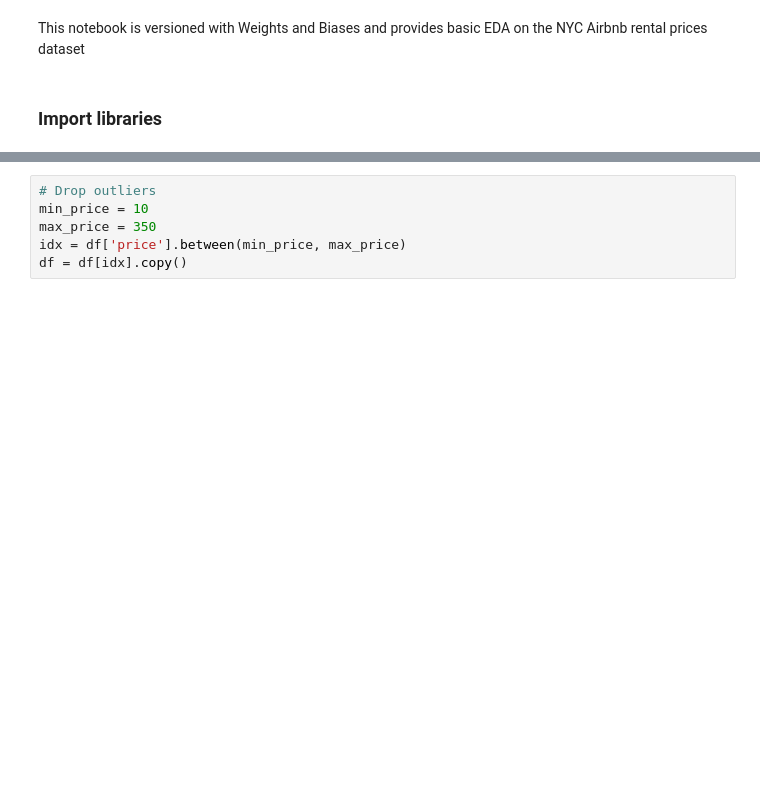
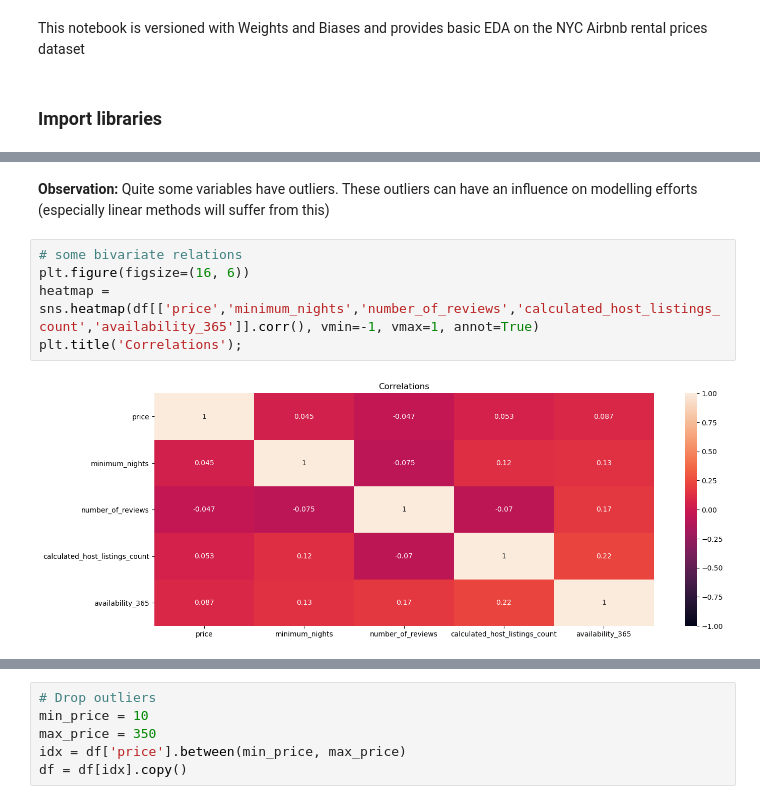
Before and after one commit to RuudVelo/build-ml-pipeline-for-short-term-rental-prices, a Jupyter notebook: src/eda/EDA.ipynb, the cells around one changed output, grey strips where cells are left out. Saved outputs shown, nothing was run; the diff lists cells and outputs as text; blank space fills up the shorter version.

```diff
--- a/src/eda/EDA.ipynb
+++ b/src/eda/EDA.ipynb
@@ -34,0 +82,9 @@ wandb: Network error resolved after 0:00:36.660836, resuming normal operation.
+# %% [markdown]
+**Observation:** Quite some variables have outliers. These outliers can have an influence on modelling efforts (especially linear methods will suffer from this)
+# %%
+# some bivariate relations
+plt.figure(figsize=(16, 6))
+heatmap = sns.heatmap(df[['price','minimum_nights','number_of_reviews','calculated_host_listings_count','availability_365']].corr(), vmin=-1, vmax=1, annot=True)
+plt.title('Correlations');
+# %% [output]
+[figure, added]
```
Also changed, not shown: parts of 15 cells of this notebook, 1 other file.
